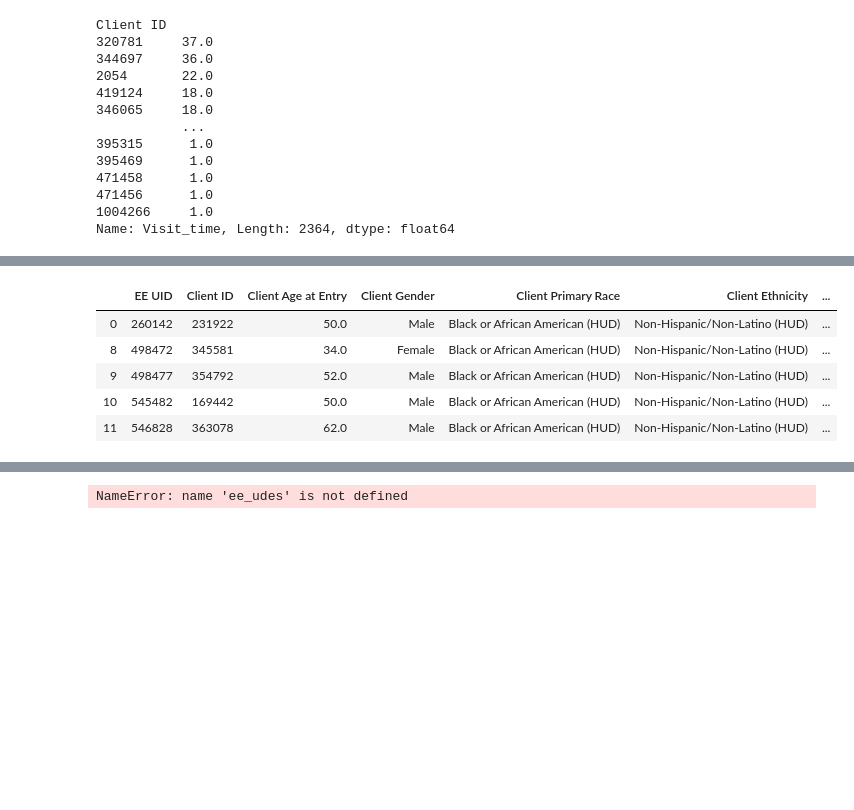
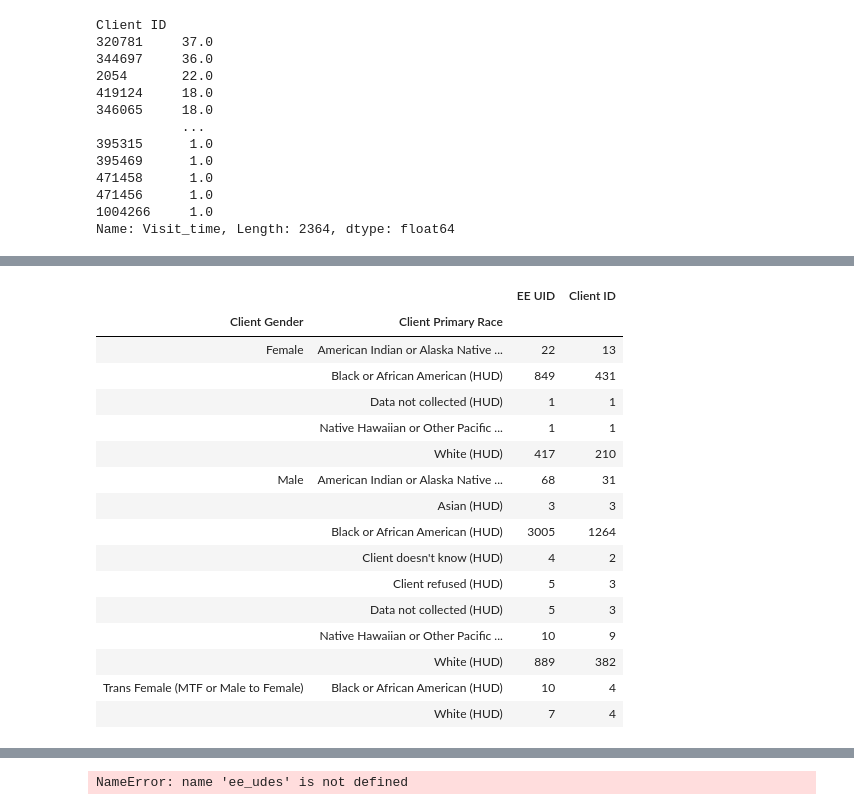
Before and after one commit to CHENGHAO-WANG/bios611-projects-fall-2019-lcw68, a Jupyter notebook: project_3/scripts/Proj3_wrangling.ipynb, the cells around one changed output, grey strips where cells are left out. Drawn from its saved outputs; the diff is of its cells as text; code cells hidden in the pictures; blank space fills up the shorter version.

```diff
--- a/project_3/scripts/Proj3_wrangling.ipynb
+++ b/project_3/scripts/Proj3_wrangling.ipynb
@@ -101,6 +152,7 @@ disa_entry[['Client ID','Disability Type (Entry)']].drop_duplicates().groupby("C
 # %%
 # Deal with demographic data
-client_data = pd.DataFrame(client.drop(columns = ["EE Provider ID","Client Unique ID","Client Veteran Status","Client Age at Exit"],inplace = False))
+# Since we have known the staying time length, we drop the "Client Age at Exit" variables, and some other ID variables.
+client_data = pd.DataFrame(client.drop(columns = ["EE Provider ID","Client Unique ID","Client Age at Exit"],inplace = False))
 client.sort_values(by = "Client Age at Entry",ascending = True).reset_index(drop=True).head()
 # %% [output]
 |  | EE Provider ID | EE UID | Client Unique ID | Client ID | Client Age at Entry | Client Age at Exit | ... |
@@ -112,15 +164,24 @@ client.sort_values(by = "Client Age at Entry",ascending = True).reset_index(drop
 # %%
 #Merge the three dataset, client demographic, entry data and disability at entry
 client_ee = pd.merge(client_data,entrydata1, on = ["EE UID","Client ID"], how = "left").sort_values(by='Entry Date',ascending = True)
 client_ee_exit = pd.merge(client_data,exitdata, on = ["EE UID","Client ID"], how = "left").sort_values(by='Entry Date',ascending = True)
 client_ee.groupby(["Client Gender","Client Primary Race"])["EE UID","Client ID"].nunique()
-client_ee = pd.merge(client_ee,disen,on=["EE UID","Client ID"], how = "left").drop_duplicates()
-client_ee_exit = pd.merge(client_ee_exit,disex,on=["EE UID","Client ID"], how = "left").drop_duplicates()
-client_ee_exit.head()
+# Check the distribution for gender and races
 # %% [output]
-|  | EE UID | Client ID | Client Age at Entry | Client Gender | Client Primary Race | Client Ethnicity | ... |
-| 0 | 260142 | 231922 | 50.0 | Male | Black or African American (HUD) | Non-Hispanic/Non-Latino (HUD) | ... |
-| 8 | 498472 | 345581 | 34.0 | Female | Black or African American (HUD) | Non-Hispanic/Non-Latino (HUD) | ... |
-| 9 | 498477 | 354792 | 52.0 | Male | Black or African American (HUD) | Non-Hispanic/Non-Latino (HUD) | ... |
-| 10 | 545482 | 169442 | 50.0 | Male | Black or African American (HUD) | Non-Hispanic/Non-Latino (HUD) | ... |
-| 11 | 546828 | 363078 | 62.0 | Male | Black or African American (HUD) | Non-Hispanic/Non-Latino (HUD) | ... |
+|  |  | EE UID | Client ID |
+| Client Gender | Client Primary Race |  |  |
+| Female | American Indian or Alaska Native ... | 22 | 13 |
+|  | Black or African American (HUD) | 849 | 431 |
+|  | Data not collected (HUD) | 1 | 1 |
+|  | Native Hawaiian or Other Pacific ... | 1 | 1 |
+|  | White (HUD) | 417 | 210 |
+| Male | American Indian or Alaska Native ... | 68 | 31 |
+|  | Asian (HUD) | 3 | 3 |
+|  | Black or African American (HUD) | 3005 | 1264 |
+|  | Client doesn't know (HUD) | 4 | 2 |
+|  | Client refused (HUD) | 5 | 3 |
+|  | Data not collected (HUD) | 5 | 3 |
+|  | Native Hawaiian or Other Pacific ... | 10 | 9 |
+|  | White (HUD) | 889 | 382 |
+| Trans Female (MTF or Male to Female) | Black or African American (HUD) | 10 | 4 |
+|  | White (HUD) | 7 | 4 |
```
Also changed, not shown: parts of 16 cells of this notebook, 3 other files.
